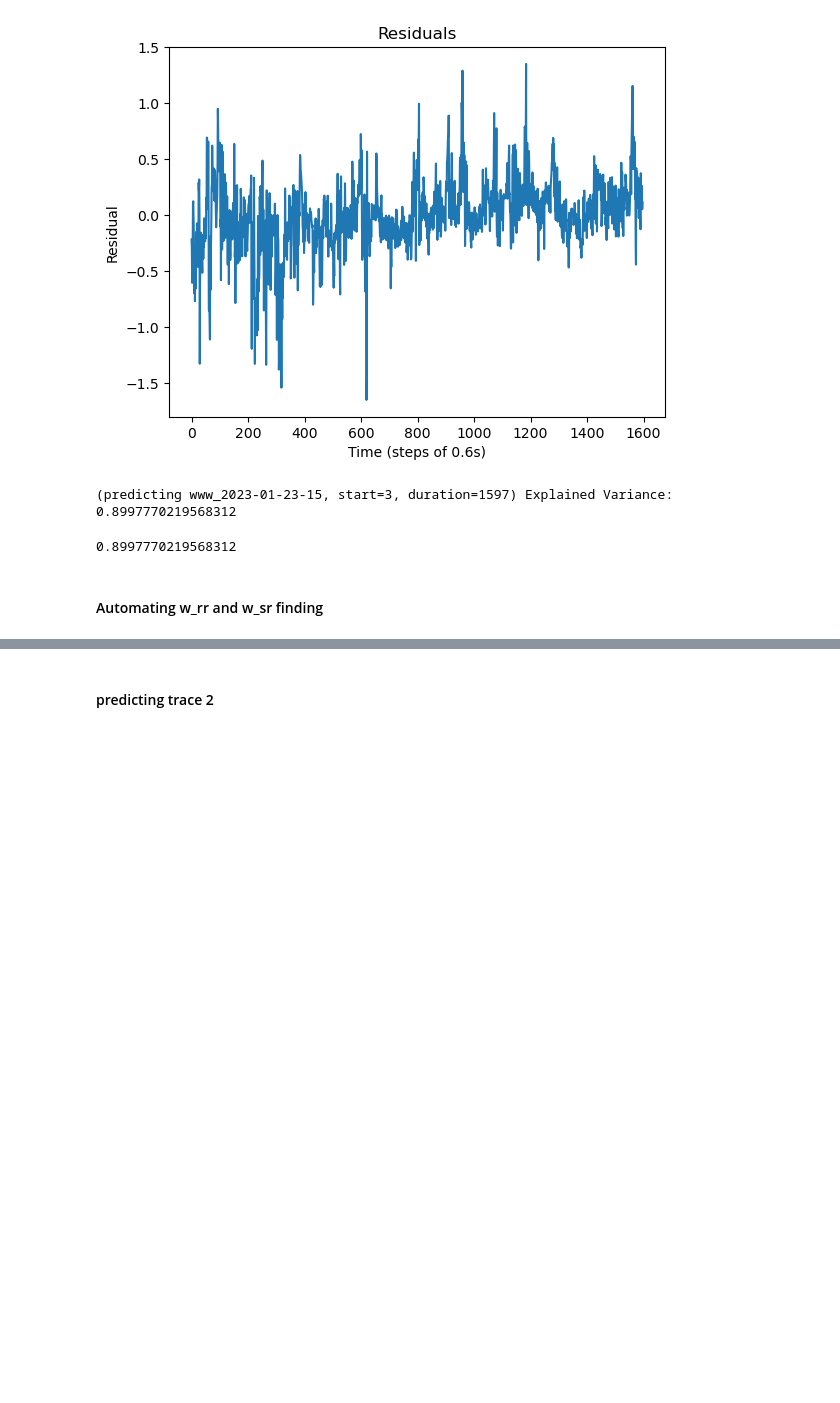
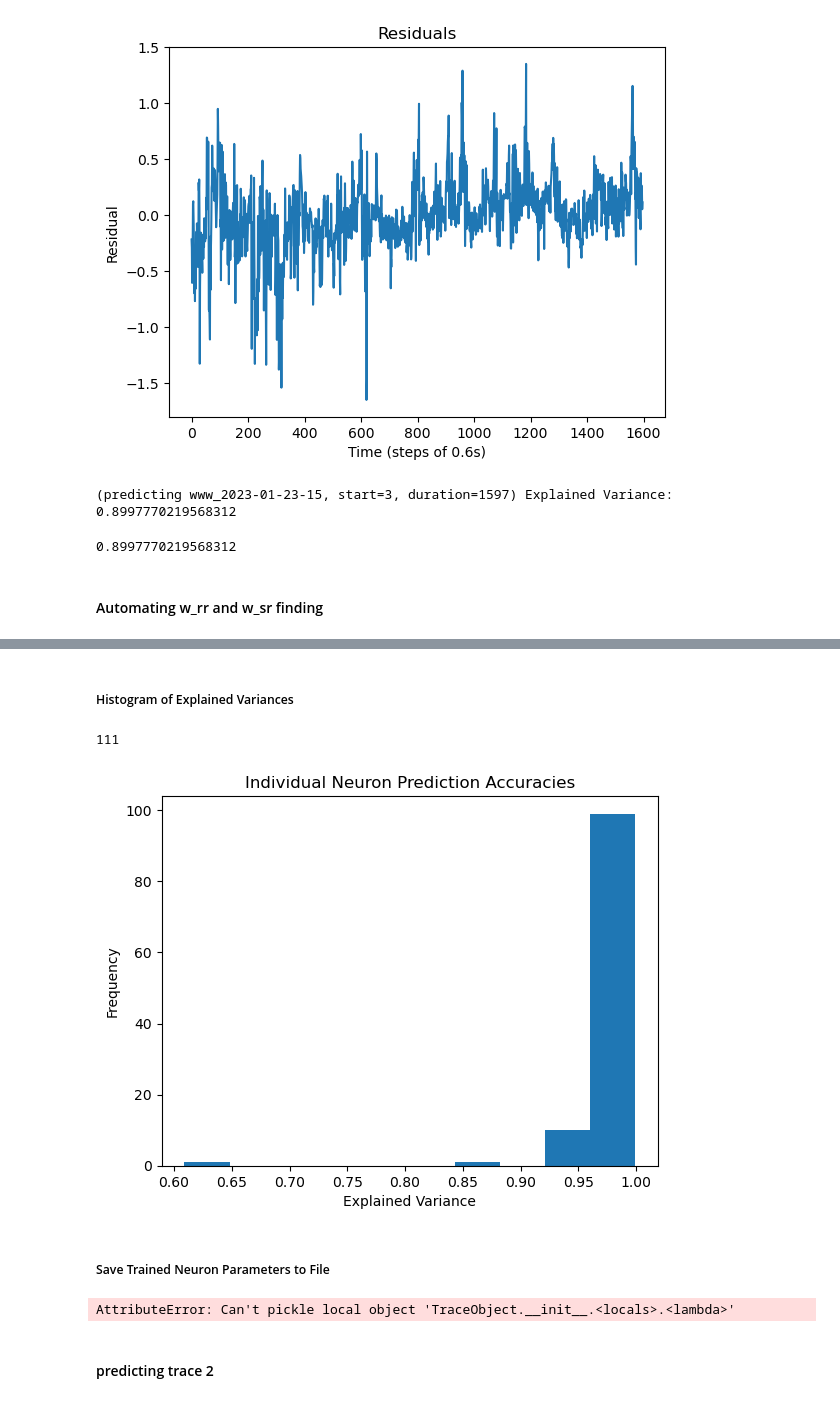
Before and after one commit to ironak/worms, a Jupyter notebook: model.ipynb, the cells around one changed output, grey strips where cells are left out. Cells and saved outputs as stored; diff of their text form; code cells hidden in the pictures; blank space fills up the shorter version.

```diff
--- a/model.ipynb
+++ b/model.ipynb
@@ -766,0 +895,26 @@ CONTEXT_1.predict(neurons, start=1100, duration=500, plot=True)
+# %% [markdown]
+##### Histogram of Explained Variances
+# %%
+print(len(neurons))
+
+evs = []
+for i in range(len(neurons)):
+    prediction = predictions[neurons[i].index,800:]
+    observation = CONTEXT_1.trace_obj.traces[neurons[i].index,800:]
+    explained_variance = 1 - (mean_squared_error(observation, prediction))/np.var(observation)
+    evs.append(explained_variance)
+
+DataFrame(evs).plot(kind='hist', title="Individual Neuron Prediction Accuracies", xlabel="Explained Variance", legend=False)
+plt.show()
+# %% [output]
+111
+[figure, added]
+# %% [markdown]
+##### Save Trained Neuron Parameters to File
+# %%
+with open(f"neurons_{date.today()}.pickle", "wb") as outfile:
+    pickle.dump(len(neurons), outfile)
+    for neuron in neurons:
+        pickle.dump(neuron, outfile)
+# %% [output]
+AttributeError: Can't pickle local object 'TraceObject.__init__.<locals>.<lambda>'
```
Also changed, not shown: parts of 15 cells of this notebook.
